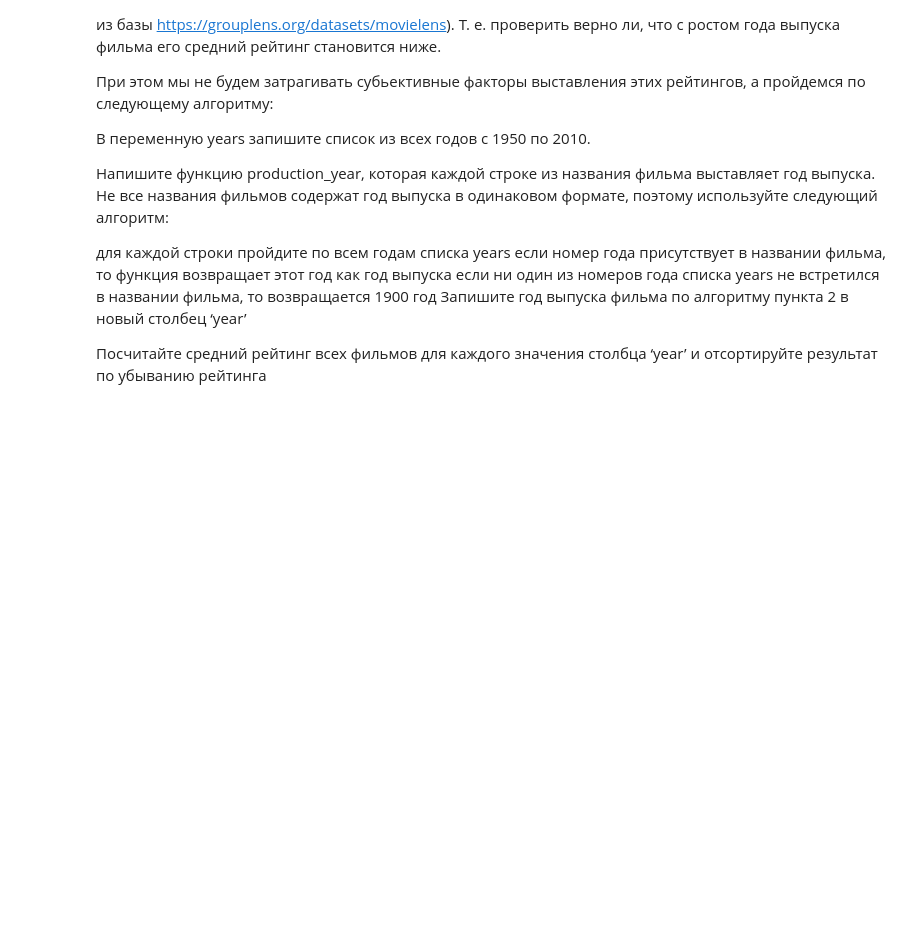
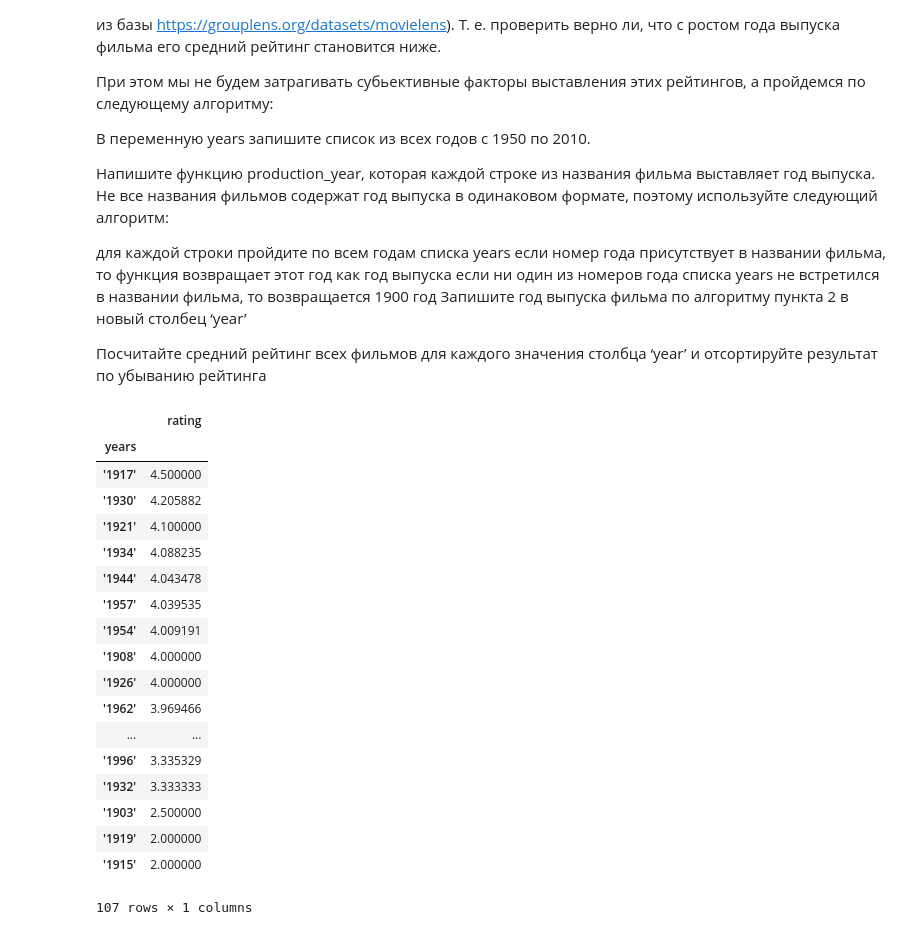
Before and after one commit to fender0137/netology_pyda, a Jupyter notebook: pyda-1.11-hw-homework_11.ipynb, the cells around one changed output. Cells and saved outputs as stored; diff of their text form; code cells hidden in the pictures; blank space fills up the shorter version.

```diff
--- a/pyda-1.11-hw-homework_11.ipynb
+++ b/pyda-1.11-hw-homework_11.ipynb
@@ -158,3 +131,37 @@ df2.to_csv(r'centres.csv')
 Запишите год выпуска фильма по алгоритму пункта 2 в новый столбец ‘year’
 
 Посчитайте средний рейтинг всех фильмов для каждого значения столбца ‘year’ и отсортируйте результат по убыванию рейтинга
+# %%
+import re
+def years(row):
+        if re.match(r".*\(\d{4}.*", row['title']):
+            y = re.findall(r'\(\d{4}', row['title'])
+            return str(y).replace('(','').replace('[','').replace(']','')
+        else:
+            return str("'1900'")
+
+
+data['years'] = data.apply(years, axis=1)
+# %%
+mean_rating = data.filter(items = ['years','rating'])
+mean_rating.groupby('years').mean().sort_values(by='rating',ascending=False)
+# %% [output]
+|  | rating |
+| years |  |
+| '1917' | 4.500000 |
+| '1930' | 4.205882 |
+| '1921' | 4.100000 |
+| '1934' | 4.088235 |
+| '1944' | 4.043478 |
+| '1957' | 4.039535 |
+| '1954' | 4.009191 |
+| '1908' | 4.000000 |
+| '1926' | 4.000000 |
+| '1962' | 3.969466 |
+| ... | ... |
+| '1996' | 3.335329 |
+| '1932' | 3.333333 |
+| '1903' | 2.500000 |
+| '1919' | 2.000000 |
+| '1915' | 2.000000 |
+107 rows × 1 columns
```
Also changed, not shown: parts of 1 cell of this notebook.
